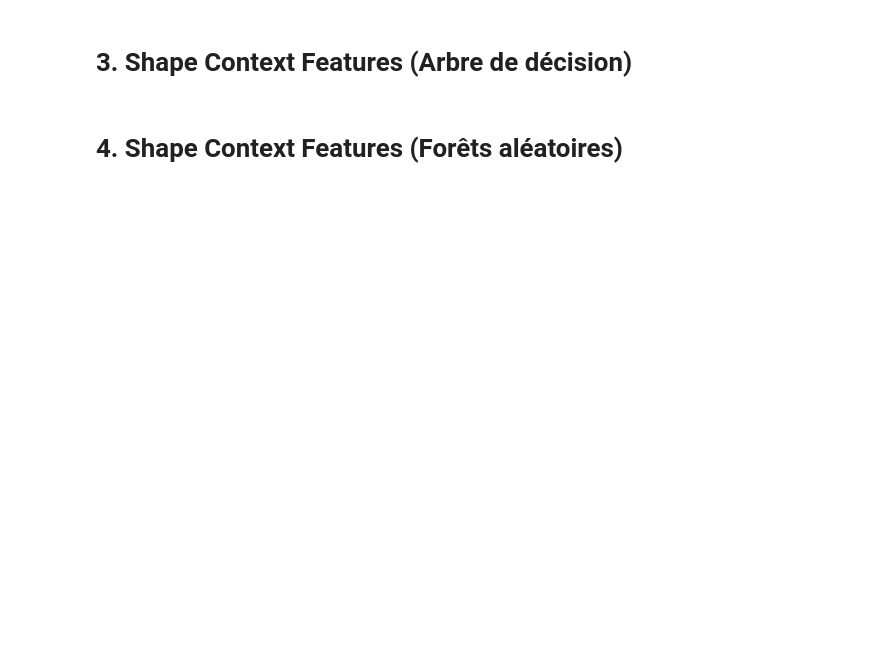
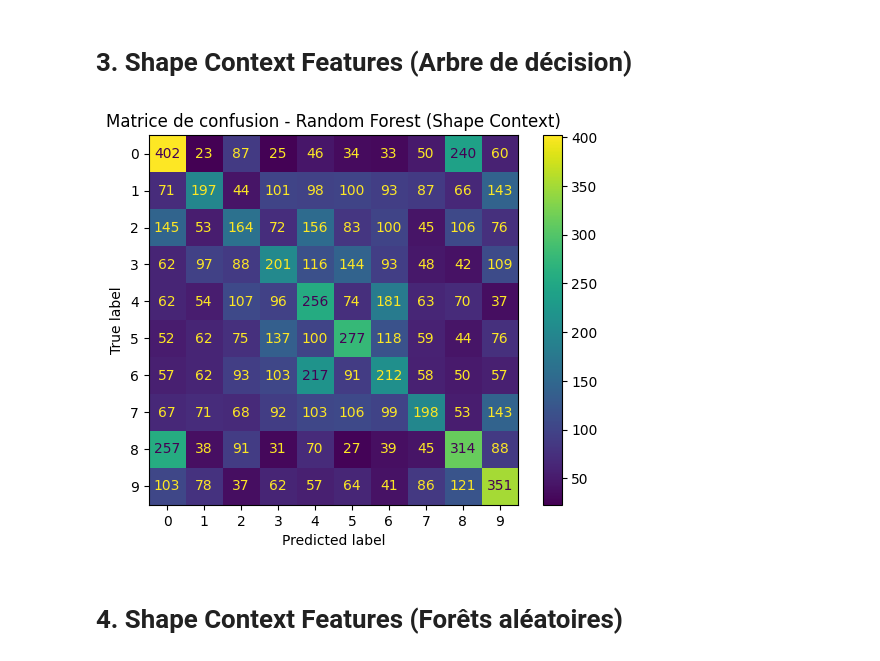
Before and after one commit to hnioua/Introduction-to-Machine-Learning-, a Jupyter notebook: Atelier_5.ipynb, the cells around one changed output. Saved outputs shown, nothing was run; the diff lists cells and outputs as text; code cells hidden in the pictures; blank space fills up the shorter version.

```diff
--- a/Atelier_5.ipynb
+++ b/Atelier_5.ipynb
@@ -453,2 +1135,12 @@ plt.show()
+# %%
+
+# Matrice de confusion pour Random Forest (shape context)
+cm_rf_shape = confusion_matrix(y_test, y_pred_rf_shape)
+disp_rf_shape = ConfusionMatrixDisplay(confusion_matrix=cm_rf_shape)
+disp_rf_shape.plot()
+plt.title('Matrice de confusion - Random Forest (Shape Context)')
+plt.show()
+# %% [output]
+[figure, added]
 # %% [markdown]
 # 4. Shape Context Features (Forêts aléatoires)
```
Also changed, not shown: parts of 21 cells of this notebook.
